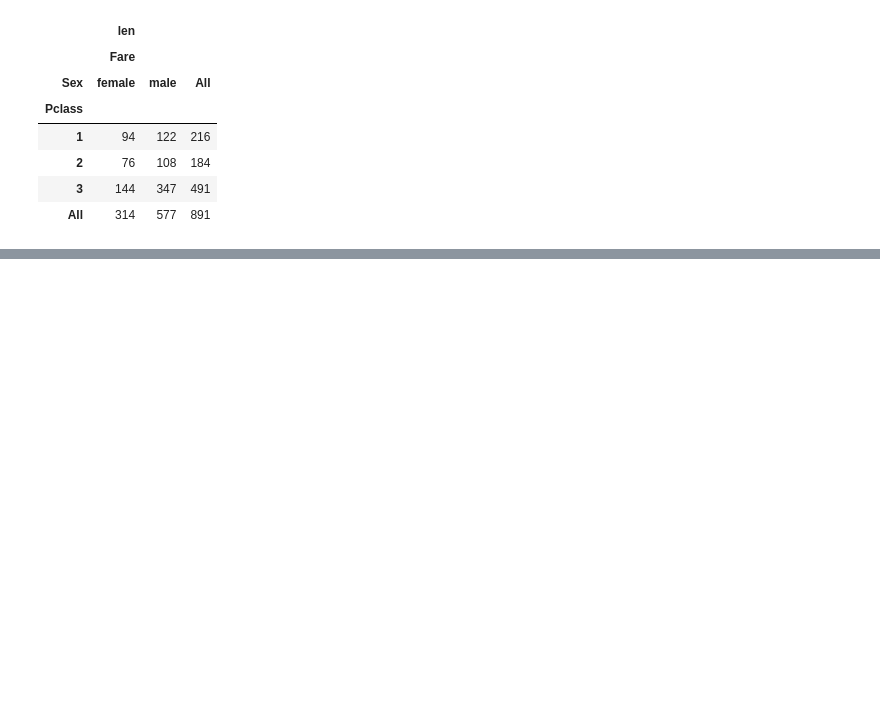
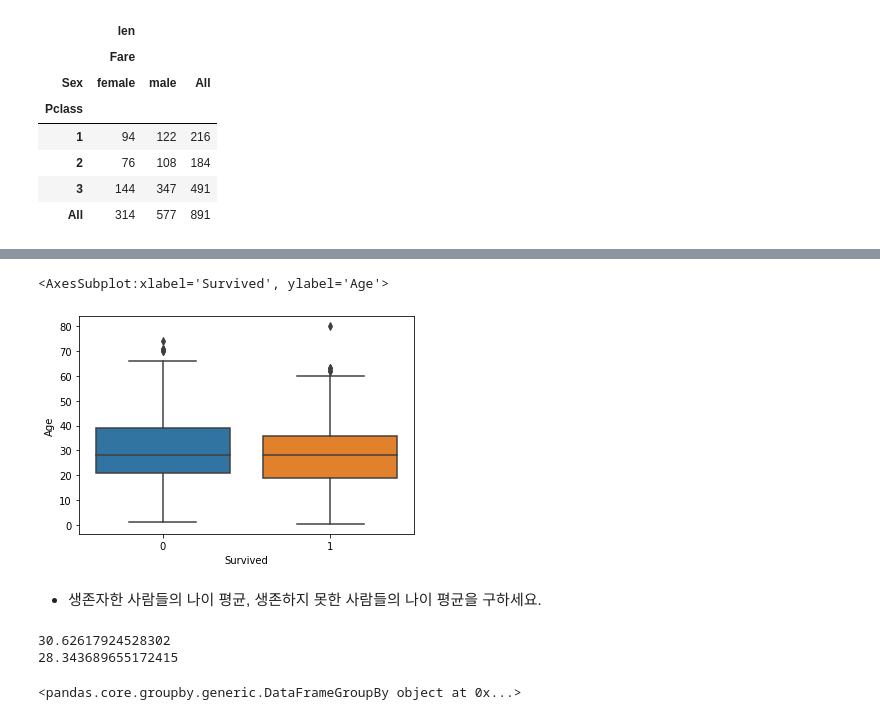
Before and after one commit to one-gidung/T_ACADEMY_ASAC, a Jupyter notebook: 6. EDA 및 전처리/titanic.ipynb, the cells around one changed output, grey strips where cells are left out. Cells and saved outputs as stored; diff of their text form; code cells hidden in the pictures; blank space fills up the shorter version.

```diff
--- a/6. EDA 및 전처리/titanic.ipynb
+++ b/6. EDA 및 전처리/titanic.ipynb
@@ -299,0 +404,19 @@ pd.pivot_table(data,
+# %%
+# 2번 스타일 : 컬럼 이름 중심으로
+sns.boxplot(data = data, x="Survived", y = "Age")
+# %% [output]
+<AxesSubplot:xlabel='Survived', ylabel='Age'>
+[figure, added]
+# %% [markdown]
+- 생존자한 사람들의 나이 평균, 생존하지 못한 사람들의 나이 평균을 구하세요.
+# %%
+# m1) 불리언 인덱싱을 통한 종류별 값 처리
+print(data[data["Survived"]==0]["Age"].mean())
+print(data[data["Survived"]==1]["Age"].mean())
+# %% [output]
+30.62617924528302
+28.343689655172415
+# %%
+data.groupby(by=["Survived"])
+# %% [output]
+<pandas.core.groupby.generic.DataFrameGroupBy object at 0x...>
```
Also changed, not shown: parts of 43 cells of this notebook, 1 other file.
